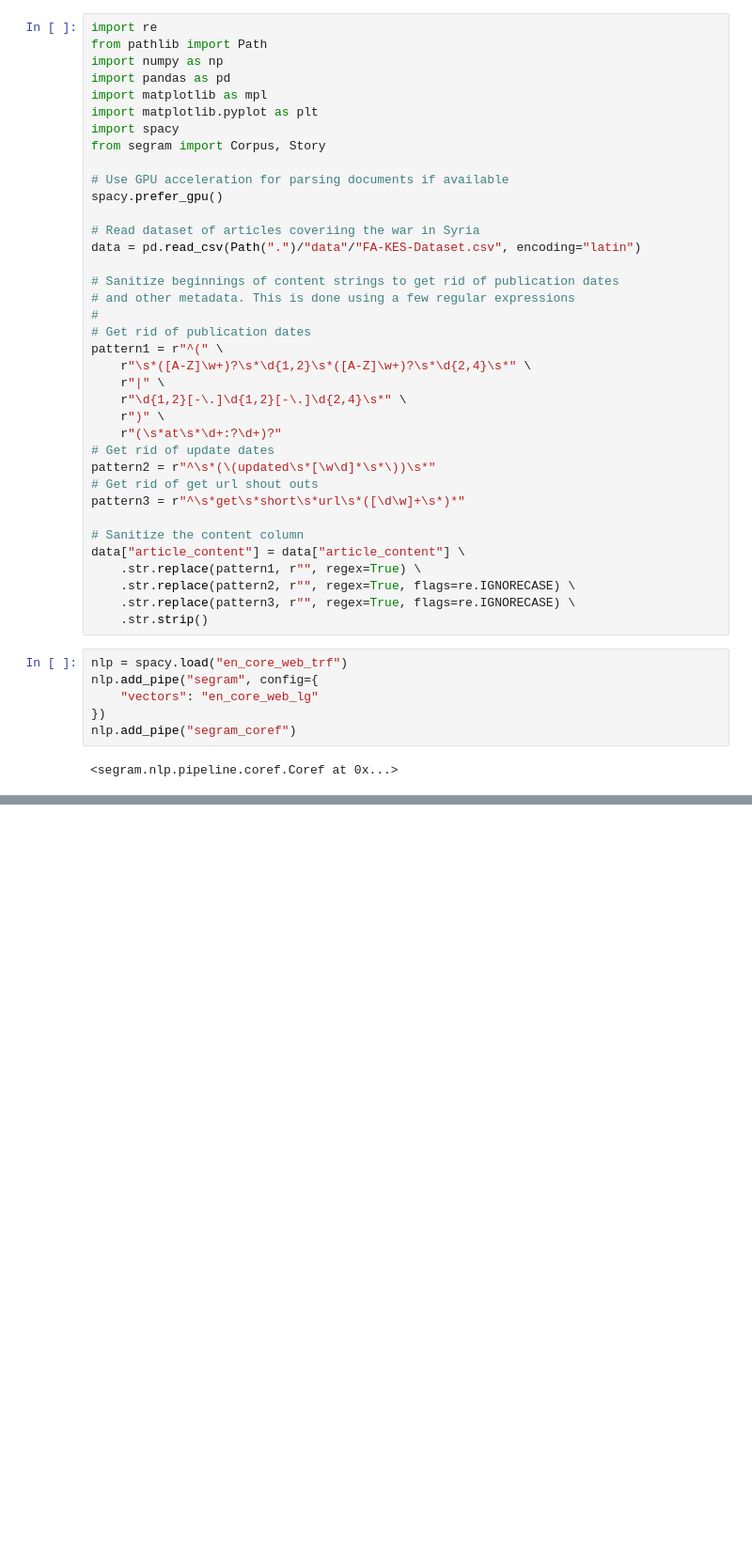
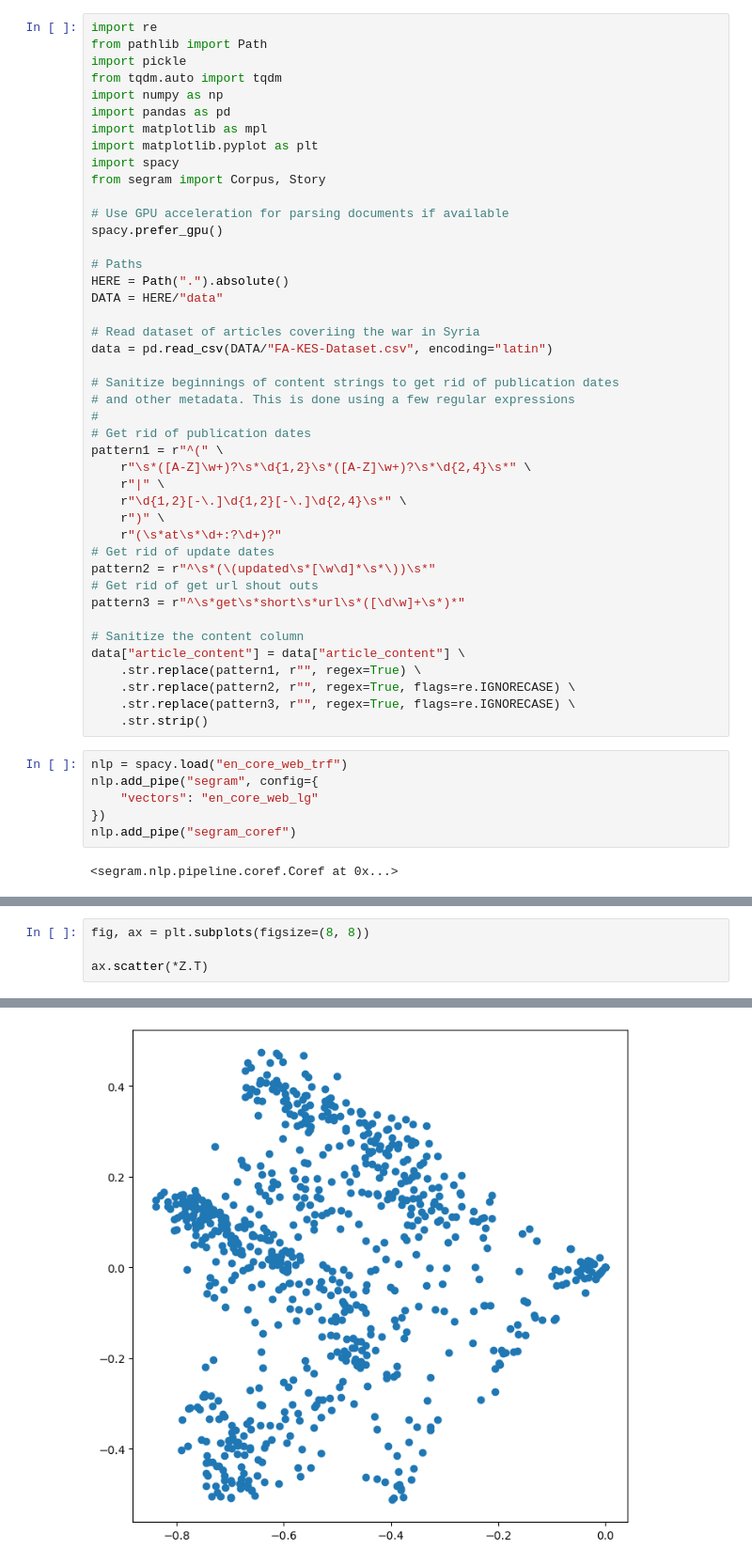
Before and after one commit to sztal/segram, a Jupyter notebook: examples/2-stories-and-frames.ipynb, the cells around one changed output, grey strips where cells are left out. Shown at 94% size. Cells and saved outputs as stored; diff of their text form; blank space fills up the shorter version.

```diff
--- a/examples/2-stories-and-frames.ipynb
+++ b/examples/2-stories-and-frames.ipynb
@@ -1,6 +3,8 @@
 # %%
 import re
 from pathlib import Path
+import pickle
+from tqdm.auto import tqdm
 import numpy as np
 import pandas as pd
 import matplotlib as mpl
@@ -11,8 +15,12 @@ from segram import Corpus, Story
 # Use GPU acceleration for parsing documents if available
 spacy.prefer_gpu()
 
+# Paths
+HERE = Path(".").absolute()
+DATA = HERE/"data"
+
 # Read dataset of articles coveriing the war in Syria
-data = pd.read_csv(Path(".")/"data"/"FA-KES-Dataset.csv", encoding="latin")
+data = pd.read_csv(DATA/"FA-KES-Dataset.csv", encoding="latin")
 
 # Sanitize beginnings of content strings to get rid of publication dates
 # and other metadata. This is done using a few regular expressions
@@ -73,0 +106,5 @@ var_explained = L.diagonal() / L.diagonal().sum()
+# %%
+fig, ax = plt.subplots(figsize=(8, 8))
+
+ax.scatter(*Z.T)
+# %% [output]
@@ -73,0 +112 @@ var_explained = L.diagonal() / L.diagonal().sum()
+[figure, added]
```
Also changed, not shown: parts of 9 cells of this notebook, 1 other file.
